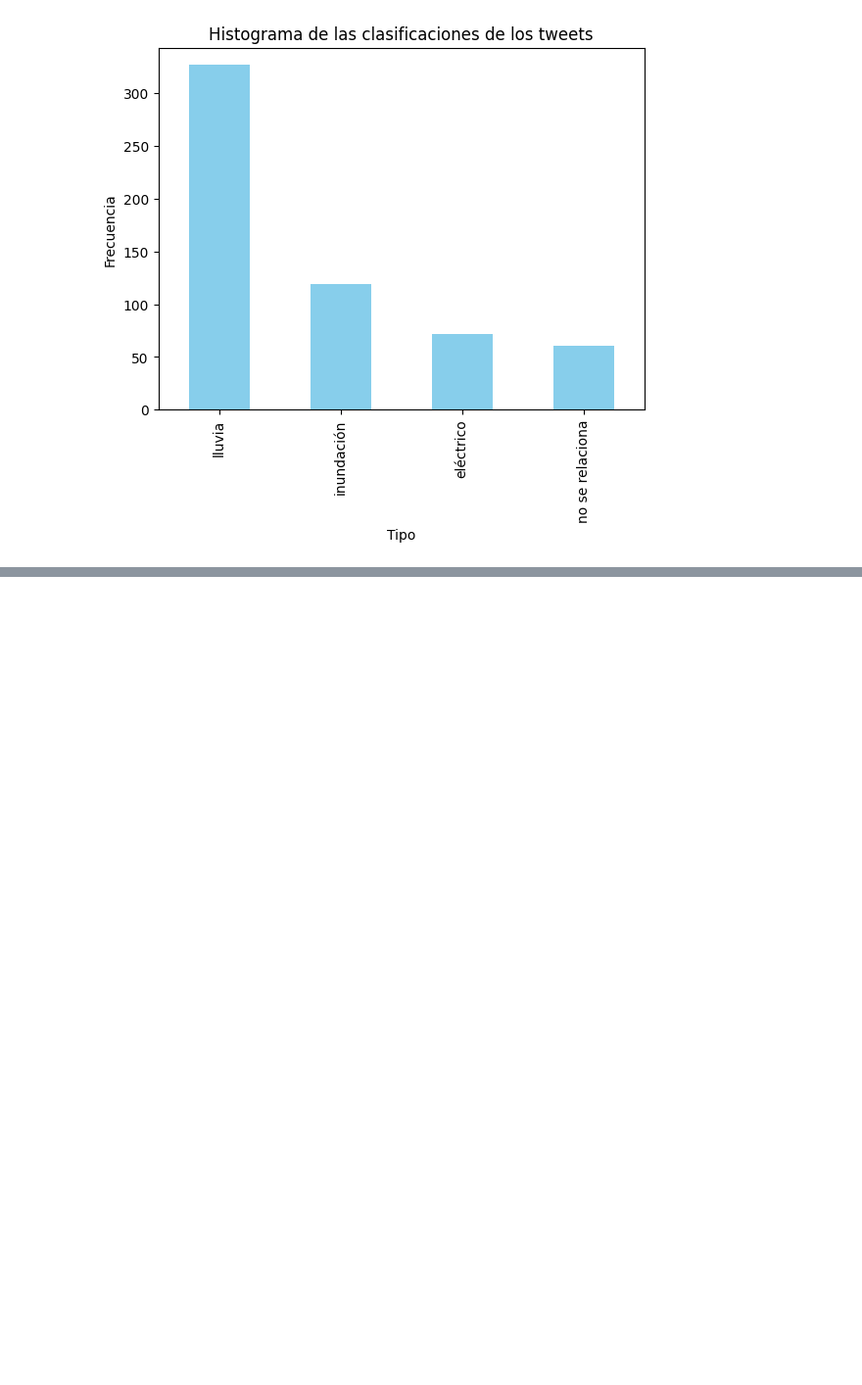
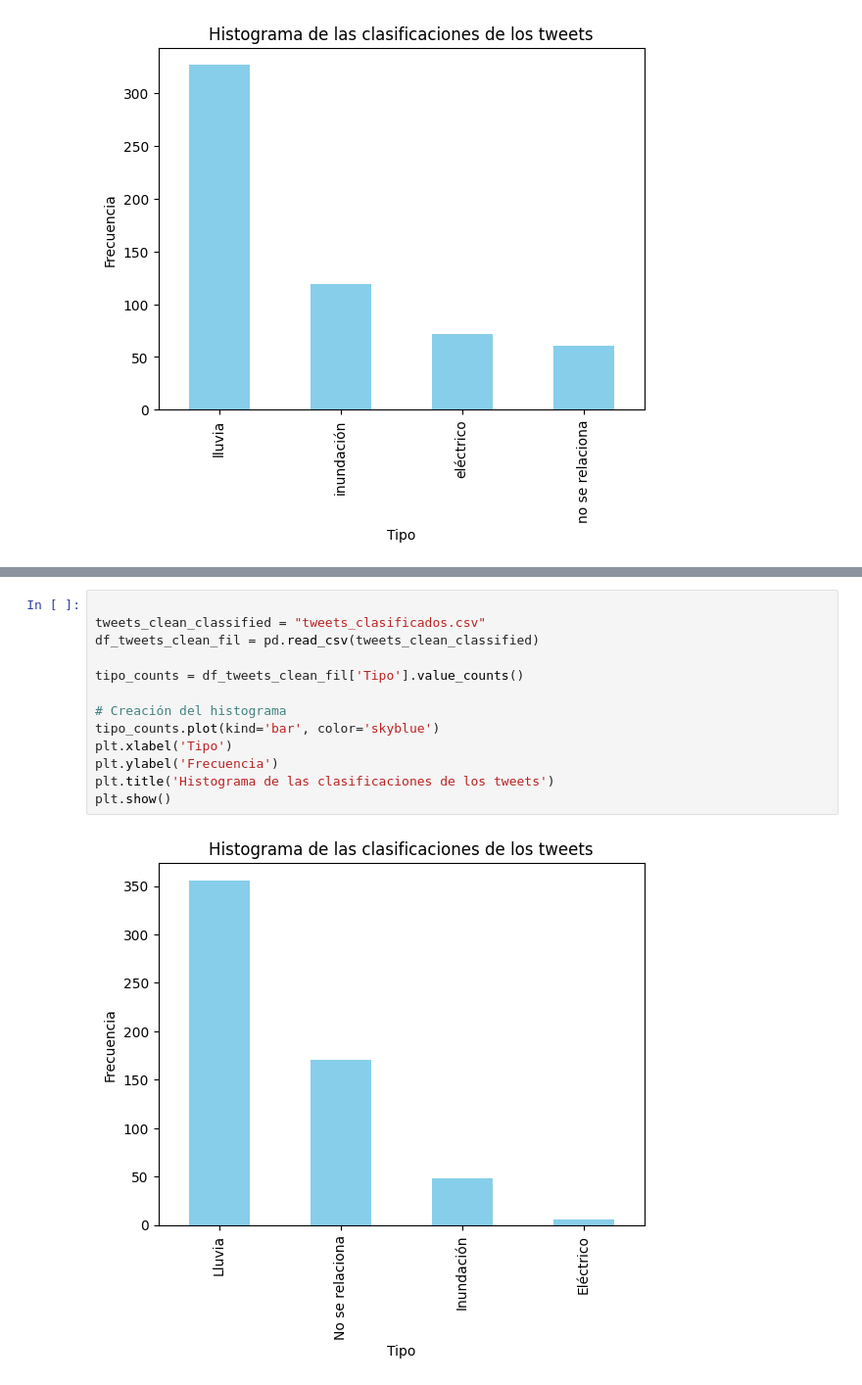
Before and after one commit to danips390/Predicci-n-de-Riesgos-Urbanos-con-NLP, a Jupyter notebook: Twitter_clean_data.ipynb, the cells around one changed output, grey strips where cells are left out. Shown at 98% size. Drawn from its saved outputs; the diff is of its cells as text; blank space fills up the shorter version.

```diff
--- a/Twitter_clean_data.ipynb
+++ b/Twitter_clean_data.ipynb
@@ -78,0 +103,15 @@ plt.show()
+# %%
+
+tweets_clean_classified = "tweets_clasificados.csv"
+df_tweets_clean_fil = pd.read_csv(tweets_clean_classified)
+
+tipo_counts = df_tweets_clean_fil['Tipo'].value_counts()
+
+# Creación del histograma
+tipo_counts.plot(kind='bar', color='skyblue')
+plt.xlabel('Tipo')
+plt.ylabel('Frecuencia')
+plt.title('Histograma de las clasificaciones de los tweets')
+plt.show()
+# %% [output]
+[figure, added]
```
Also changed, not shown: parts of 1 cell of this notebook, 2 other files.
